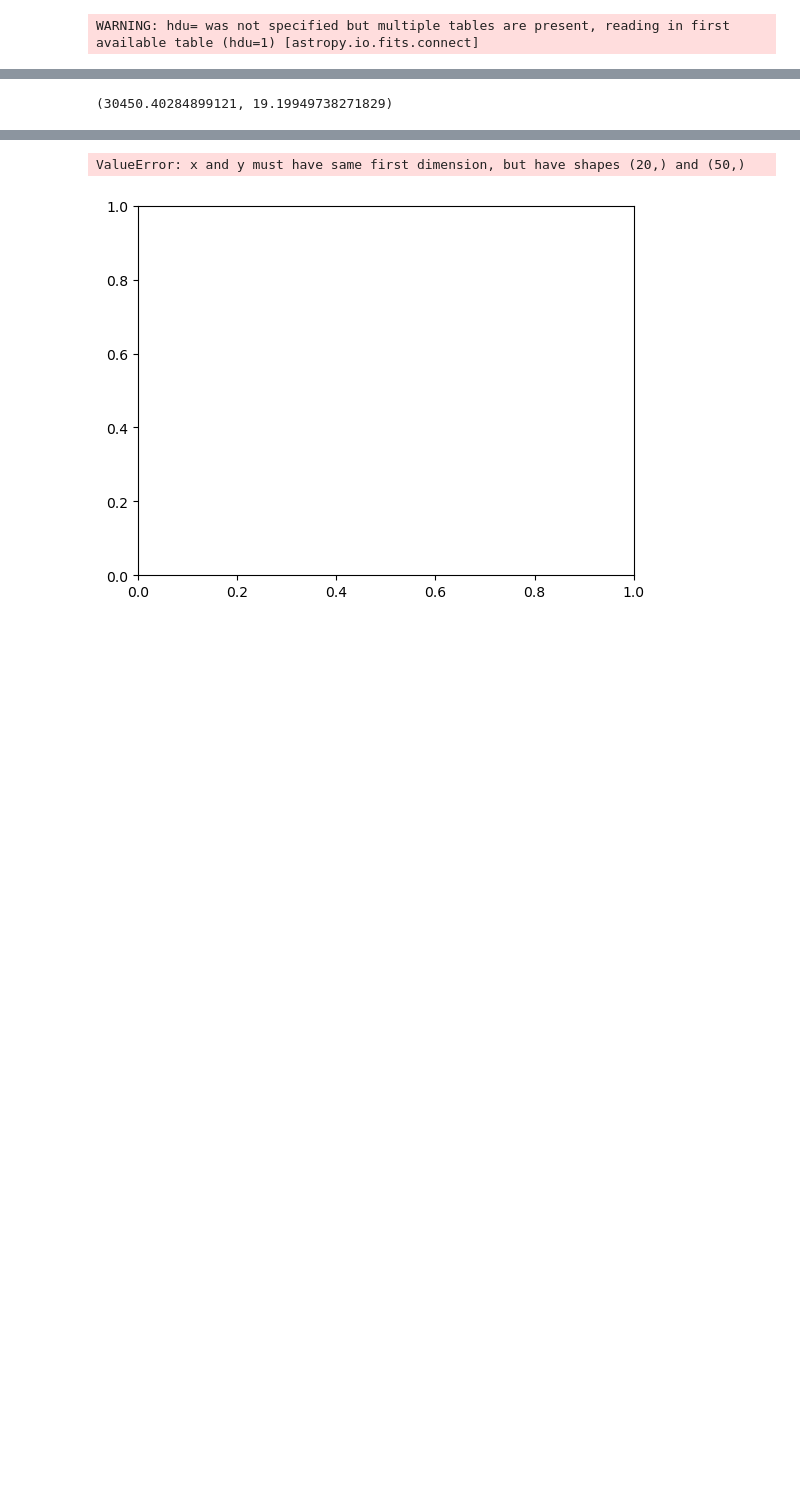
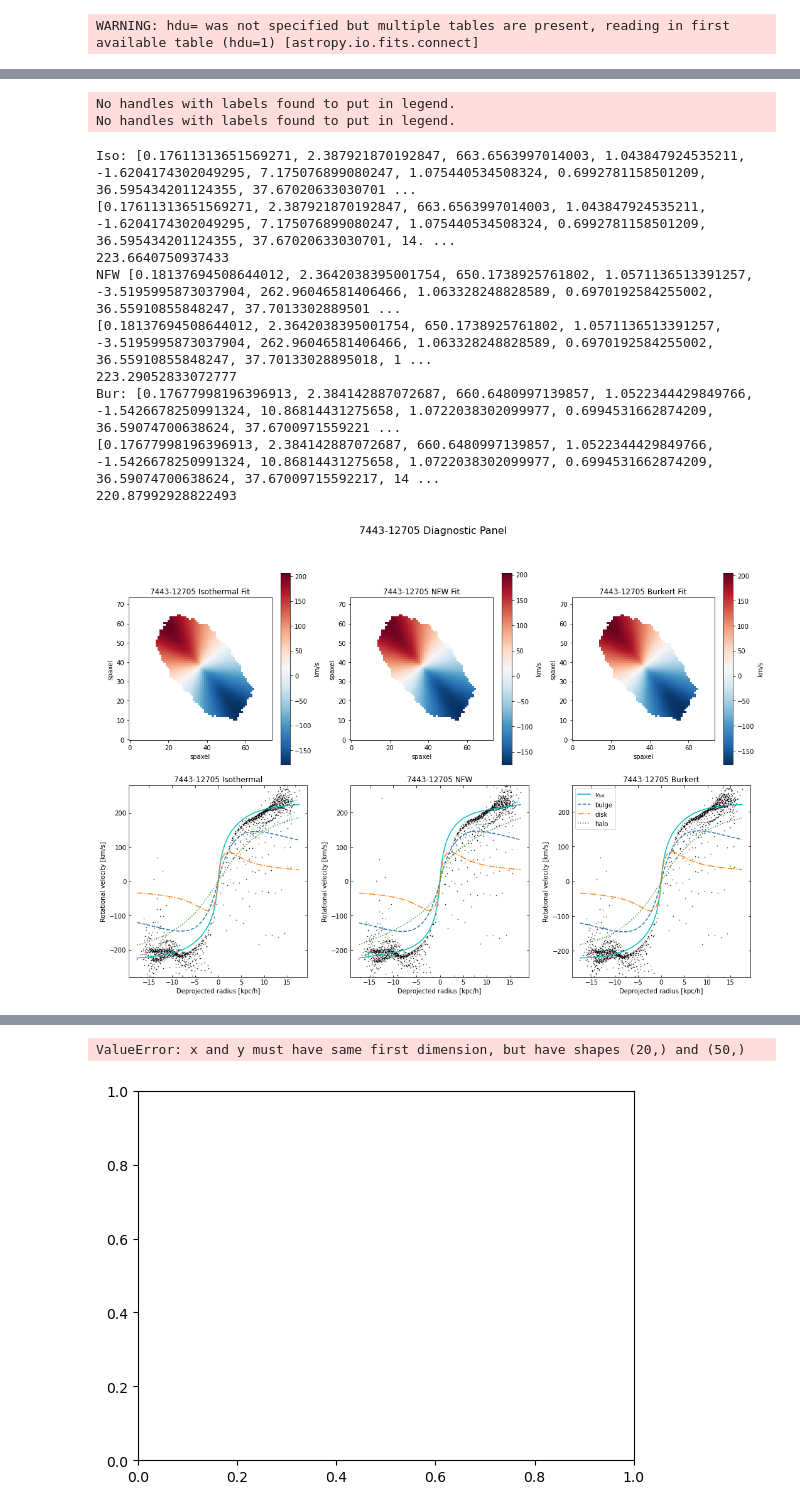
Before and after one commit to athenacat/RotationCurve, a Jupyter notebook: 2D_RC/combo_iteration_test.ipynb, the cells around one changed output, grey strips where cells are left out. Cells and saved outputs as stored; diff of their text form; code cells hidden in the pictures; blank space fills up the shorter version.

```diff
--- a/2D_RC/combo_iteration_test.ipynb
+++ b/2D_RC/combo_iteration_test.ipynb
@@ -112,4 +124,21 @@ KeyboardInterrupt:
-# %%
-chi2(maps['vmasked'], maps['ivarmasked'], vmap_mask, shape, scale, fit, "NFW")
-# %% [output]
-(30450.40284899121, 19.19949738271829)
+# %%
+iso_fit = fit
+# %%
+burkert_fit = fit
+# %%
+NFW_fit = fit
+# %%
+RC.plot_diagnostic_panel(gal_ID,shape,scale,iso_fit,NFW_fit,burkert_fit,vmap_mask,maps['vmasked'], maps['ivarmasked'])
+# %% [output]
+No handles with labels found to put in legend.
+No handles with labels found to put in legend.
+Iso: [0.17611313651569271, 2.387921870192847, 663.6563997014003, 1.043847924535211, -1.6204174302049295, 7.175076899080247, 1.075440534508324, 0.6992781158501209, 36.595434201124355, 37.67020633030701 ...
+[0.17611313651569271, 2.387921870192847, 663.6563997014003, 1.043847924535211, -1.6204174302049295, 7.175076899080247, 1.075440534508324, 0.6992781158501209, 36.595434201124355, 37.67020633030701, 14. ...
+223.6640750937433
+NFW [0.18137694508644012, 2.3642038395001754, 650.1738925761802, 1.0571136513391257, -3.5195995873037904, 262.96046581406466, 1.063328248828589, 0.6970192584255002, 36.55910855848247, 37.7013302889501 ...
+[0.18137694508644012, 2.3642038395001754, 650.1738925761802, 1.0571136513391257, -3.5195995873037904, 262.96046581406466, 1.063328248828589, 0.6970192584255002, 36.55910855848247, 37.70133028895018, 1 ...
+223.29052833072777
+Bur: [0.17677998196396913, 2.384142887072687, 660.6480997139857, 1.0522344429849766, -1.5426678250991324, 10.86814431275658, 1.0722038302099977, 0.6994531662874209, 36.59074700638624, 37.6700971559221 ...
+[0.17677998196396913, 2.384142887072687, 660.6480997139857, 1.0522344429849766, -1.5426678250991324, 10.86814431275658, 1.0722038302099977, 0.6994531662874209, 36.59074700638624, 37.67009715592217, 14 ...
+220.87992928822493
+[figure, added]
```
Also changed, not shown: parts of 12 cells of this notebook, 8 other files.
